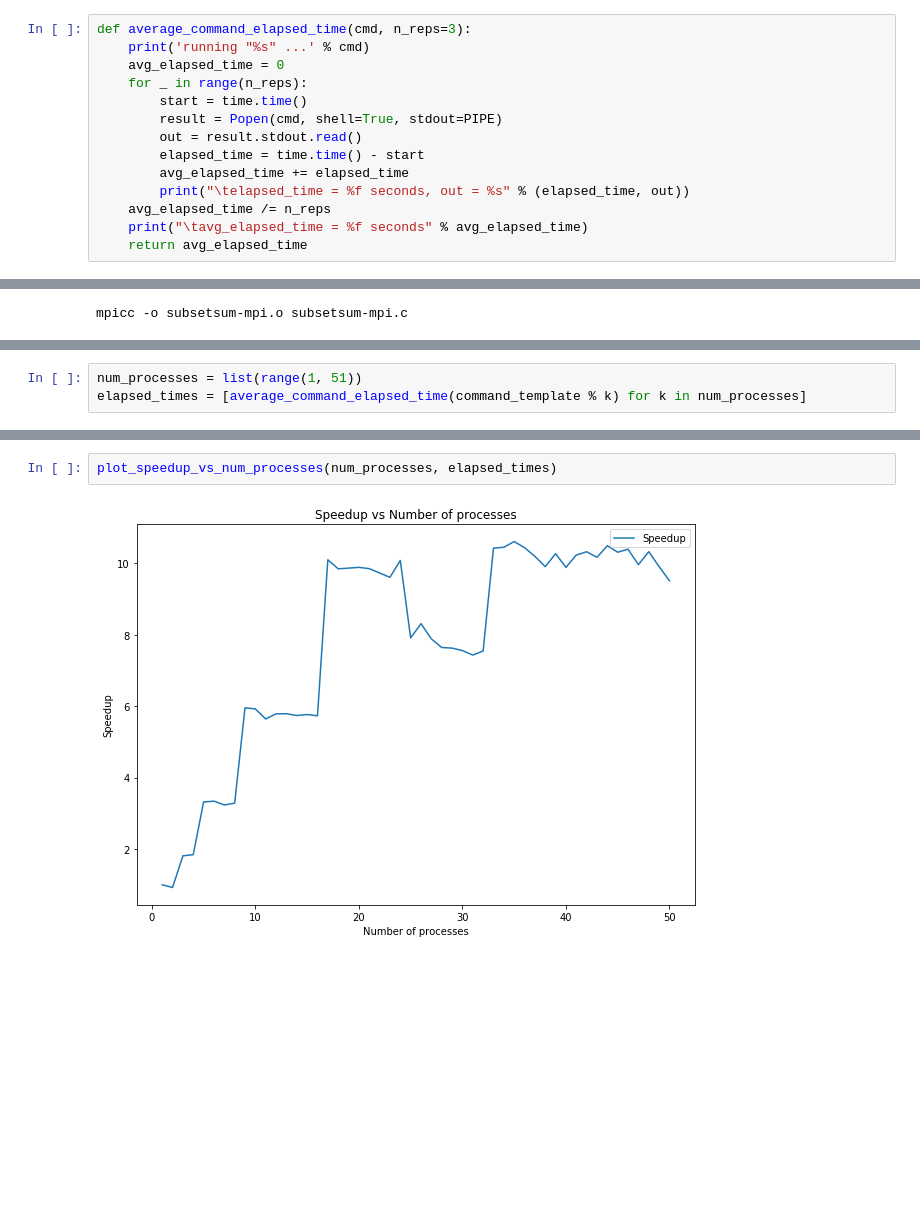
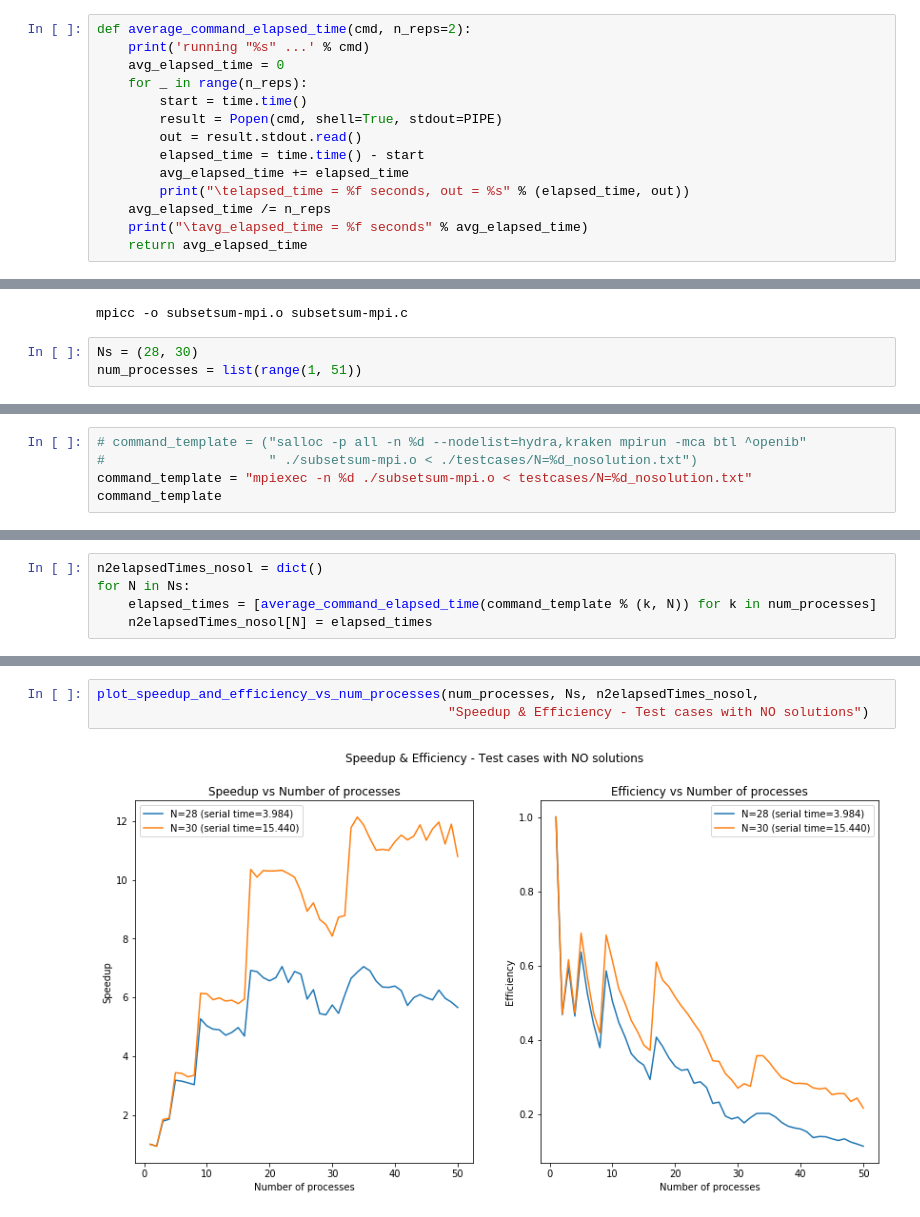
Before and after one commit to PabloMessina/HPC_Homeworks, a Jupyter notebook: T2/main.ipynb, the cells around one changed output, grey strips where cells are left out. Drawn from its saved outputs; the diff is of its cells as text; blank space fills up the shorter version.

Commit message:
add new test cases, modify code a little bit, run new experiments

```diff
--- a/T2/main.ipynb
+++ b/T2/main.ipynb
@@ -7,5 +6,5 @@ from subprocess import Popen, PIPE
 # %%
-def average_command_elapsed_time(cmd, n_reps=3):
+def average_command_elapsed_time(cmd, n_reps=2):
     print('running "%s" ...' % cmd)
     avg_elapsed_time = 0
     for _ in range(n_reps):
@@ -34,4 +52,7 @@ def plot_speedup_vs_num_processes(num_processes_list, elapsed_time_list):
 !make
 # %% [output]
 mpicc -o subsetsum-mpi.o subsetsum-mpi.c
+# %%
+Ns = (28, 30)
+num_processes = list(range(1, 51))
 # %% [markdown]
@@ -40,0 +60,5 @@ command_template = "mpiexec -n %d ./subsetsum-mpi.o < input-no-solution.txt"
+# %%
+# command_template = ("salloc -p all -n %d --nodelist=hydra,kraken mpirun -mca btl ^openib"
+#                     " ./subsetsum-mpi.o < ./testcases/N=%d_nosolution.txt")
+command_template = "mpiexec -n %d ./subsetsum-mpi.o < testcases/N=%d_nosolution.txt"
+command_template
@@ -41,4 +67,6 @@ command_template = "mpiexec -n %d ./subsetsum-mpi.o < input-no-solution.txt"
 # %%
-num_processes = list(range(1, 51))
-elapsed_times = [average_command_elapsed_time(command_template % k) for k in num_processes]
+n2elapsedTimes_nosol = dict()
+for N in Ns:
+    elapsed_times = [average_command_elapsed_time(command_template % (k, N)) for k in num_processes]
+    n2elapsedTimes_nosol[N] = elapsed_times
 # %% [output]
@@ -62,5 +90,6 @@ running "mpiexec -n 3 ./subsetsum-mpi.o < input-no-solution.txt" ...
-# %%
-plot_speedup_vs_num_processes(num_processes, elapsed_times)
-# %% [output]
-[figure, removed]
+# %%
+plot_speedup_and_efficiency_vs_num_processes(num_processes, Ns, n2elapsedTimes_nosol,
+                                             "Speedup & Efficiency - Test cases with NO solutions")
+# %% [output]
+[figure, added]
 # %% [markdown]
```
Also changed, not shown: parts of 18 cells of this notebook, 6 other files.
